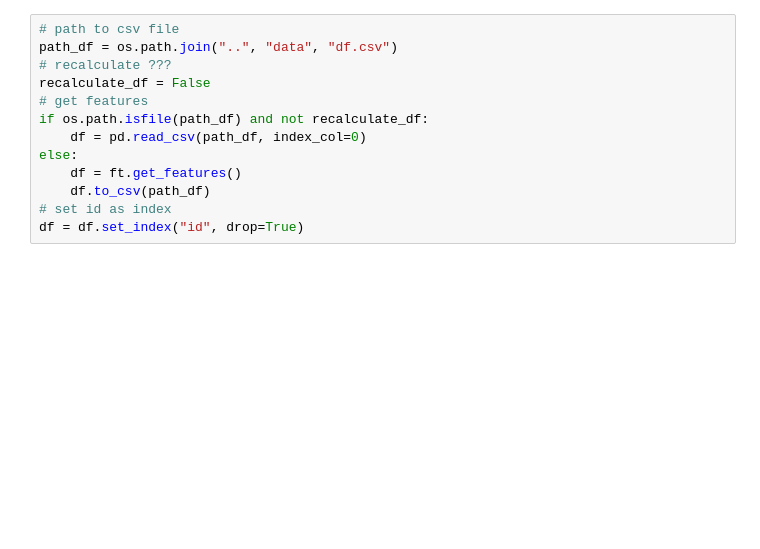
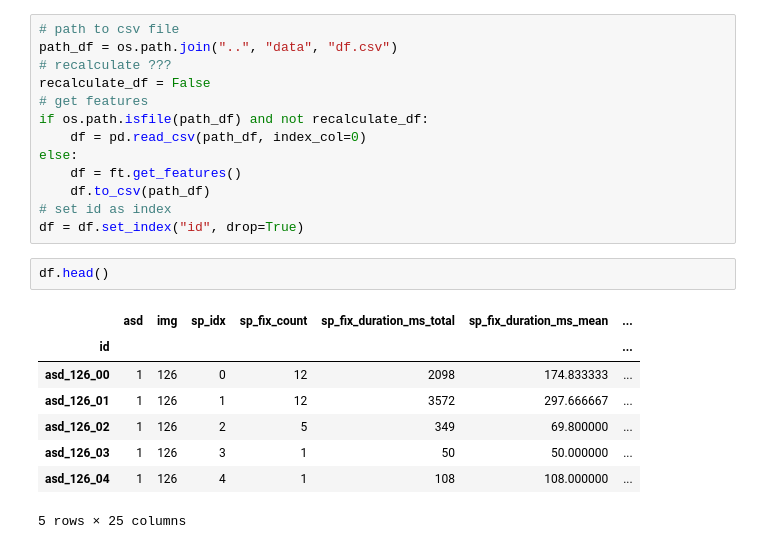
Before and after one commit to eockfen/EyeTism, a Jupyter notebook: notebooks/cnn_train_split.ipynb, the cells around one changed output. Cells and saved outputs as stored; diff of their text form; blank space fills up the shorter version.

```diff
--- a/notebooks/cnn_train_split.ipynb
+++ b/notebooks/cnn_train_split.ipynb
@@ -11,3 +22,14 @@ else:
     df.to_csv(path_df)
 # set id as index
 df = df.set_index("id", drop=True)
+# %%
+df.head()
+# %% [output]
+|  | asd | img | sp_idx | sp_fix_count | sp_fix_duration_ms_total | sp_fix_duration_ms_mean | ... |
+| id |  |  |  |  |  |  | ... |
+| asd_126_00 | 1 | 126 | 0 | 12 | 2098 | 174.833333 | ... |
+| asd_126_01 | 1 | 126 | 1 | 12 | 3572 | 297.666667 | ... |
+| asd_126_02 | 1 | 126 | 2 | 5 | 349 | 69.800000 | ... |
+| asd_126_03 | 1 | 126 | 3 | 1 | 50 | 50.000000 | ... |
+| asd_126_04 | 1 | 126 | 4 | 1 | 108 | 108.000000 | ... |
+5 rows × 25 columns
```
Also changed, not shown: parts of 6 cells of this notebook, 2 other files.
